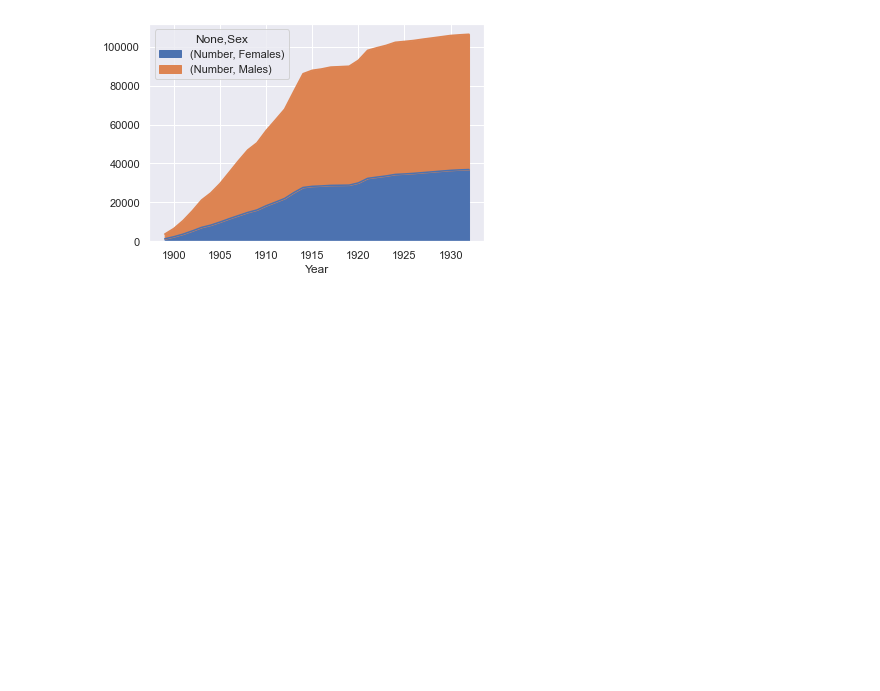
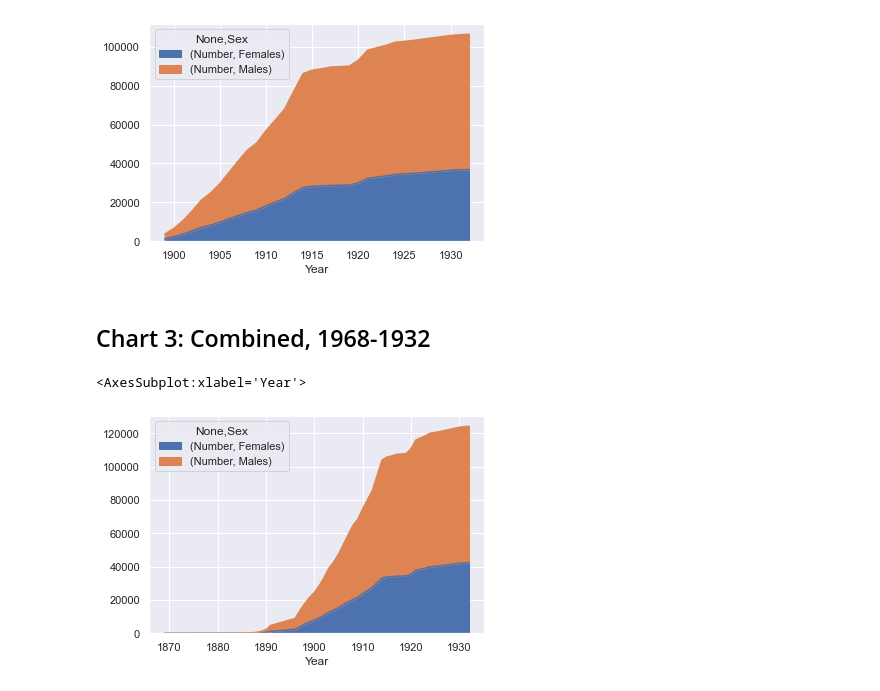
Before and after one commit to cjwit/arab-immigration, a Jupyter notebook: chart.ipynb, the cells around one changed output. Drawn from its saved outputs; the diff is of its cells as text; code cells hidden in the pictures; blank space fills up the shorter version.

```diff
--- a/chart.ipynb
+++ b/chart.ipynb
@@ -28,13 +27,23 @@ pt.plot.area()
 
 Source: *International Migration Statistics*, Table X, pp. 432-43, for data to 1925. Data from 1925 on are found in *Annual Reports of Commissioner General of Immigration*, 1926-1933, Table(s) VIII, "Immigrant Aliens Admitted Fiscal Year Ending June 30 by Race or People, Sex and Age." (Orfaela 2006)
 # %%
-chart1df = pd.read_csv('./1899-1932-narrow.csv')
-chart1df.set_index('Year').sort_values('Year')
-chart1df.tail()
+chart2df = pd.read_csv('./1899-1932-narrow.csv')
+chart2df.set_index('Year').sort_values('Year')
+chart2df.tail()
 
-pt = pd.pivot_table(chart1df, columns=['Sex'], index=['Year'], values=['Number'], fill_value=0)
+pt = pd.pivot_table(chart2df, columns=['Sex'], index=['Year'], values=['Number'], fill_value=0)
 pt = pt.cumsum()
 pt.plot.area()
 # %% [output]
 <AxesSubplot:xlabel='Year'>
 [figure]
+# %% [markdown]
+## Chart 3: Combined, 1968-1932
+# %%
+combined = pd.concat([chart1df, chart2df])
+pt = pd.pivot_table(combined, columns=['Sex'], index=['Year'], values=['Number'], fill_value=0)
+pt = pt.cumsum()
+pt.plot.area()
+# %% [output]
+<AxesSubplot:xlabel='Year'>
+[figure, added]
```
Also changed, not shown: parts of 4 cells of this notebook, 4 other files.
